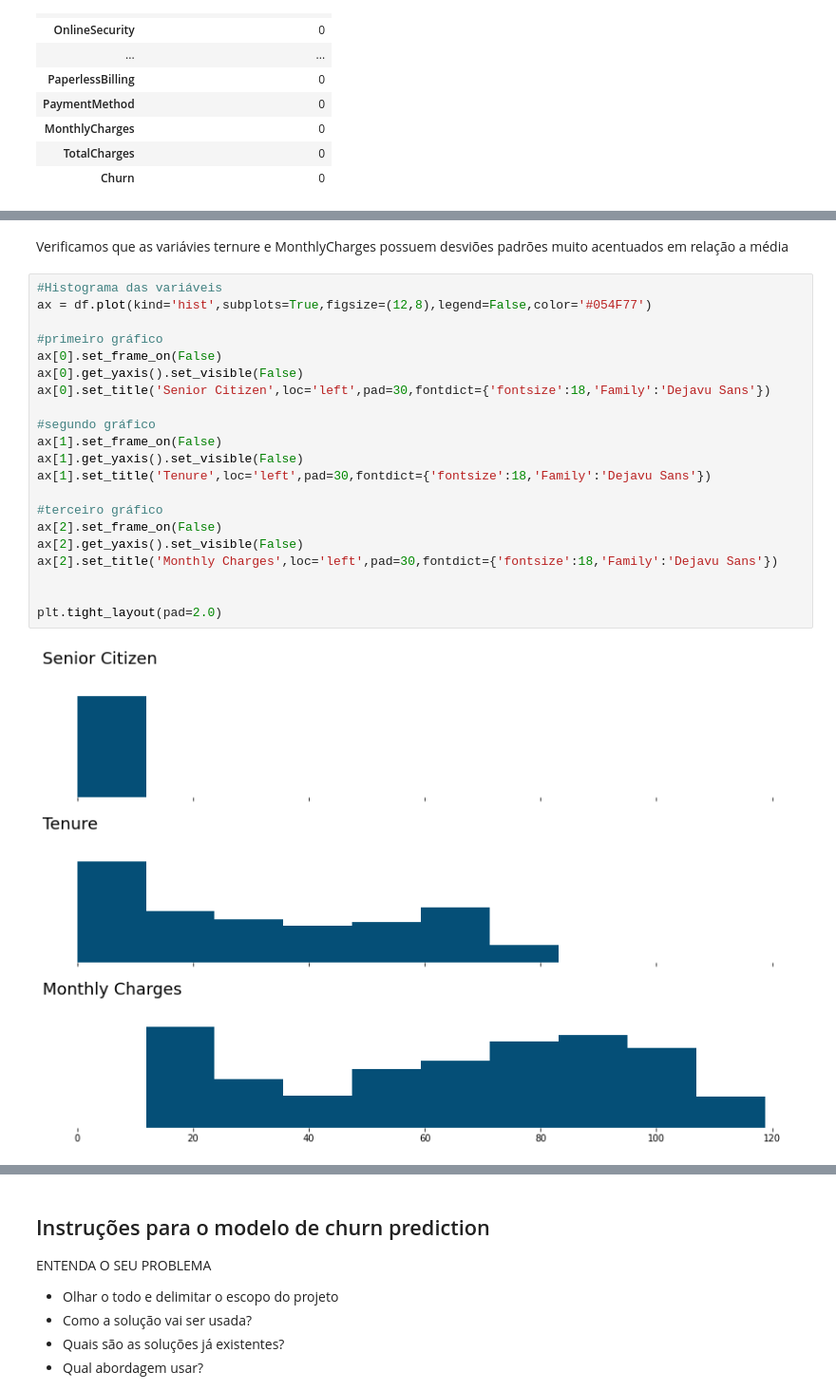
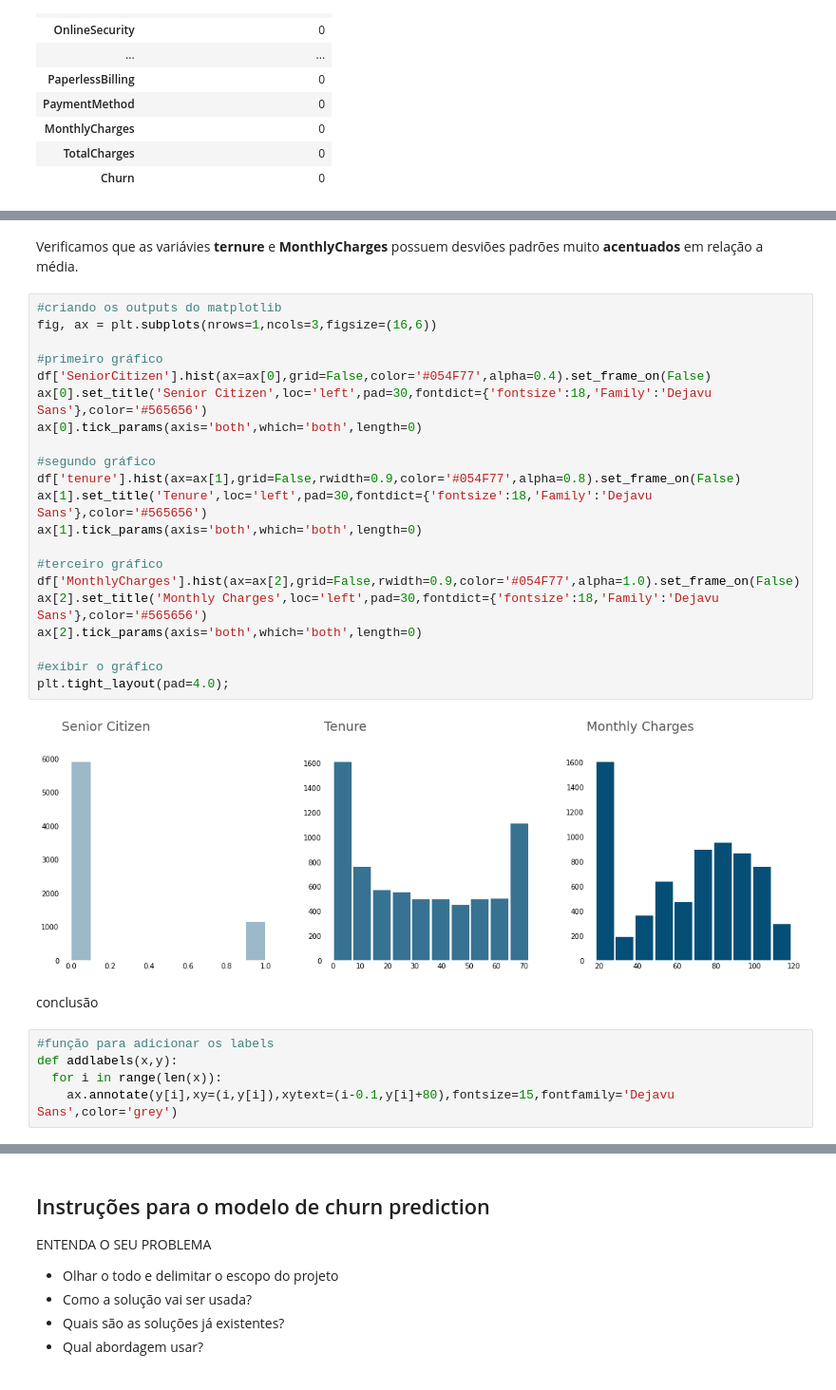
Before and after one commit to FerrazThales/Churn_prediction, a Jupyter notebook: Churn_Prediction_para_uma_empresa_de_Telecomunicações.ipynb, the cells around one changed output, grey strips where cells are left out. Shown: that part at 95% size. Saved outputs shown, nothing was run; the diff lists cells and outputs as text.

```diff
--- a/Churn_Prediction_para_uma_empresa_de_Telecomunicações.ipynb
+++ b/Churn_Prediction_para_uma_empresa_de_Telecomunicações.ipynb
@@ -150,25 +150,32 @@ df.describe()
 # %% [markdown]
-Verificamos que as variávies ternure e MonthlyCharges possuem desviões padrões muito acentuados em relação a média
+Verificamos que as variávies **ternure** e **MonthlyCharges** possuem desviões padrões muito **acentuados** em relação a média.
 # %%
-#Histograma das variáveis
-ax = df.plot(kind='hist',subplots=True,figsize=(12,8),legend=False,color='#054F77')
+#criando os outputs do matplotlib
+fig, ax = plt.subplots(nrows=1,ncols=3,figsize=(16,6))
 
 #primeiro gráfico
-ax[0].set_frame_on(False)
-ax[0].get_yaxis().set_visible(False)
-ax[0].set_title('Senior Citizen',loc='left',pad=30,fontdict={'fontsize':18,'Family':'Dejavu Sans'})
+df['SeniorCitizen'].hist(ax=ax[0],grid=False,color='#054F77',alpha=0.4).set_frame_on(False)
+ax[0].set_title('Senior Citizen',loc='left',pad=30,fontdict={'fontsize':18,'Family':'Dejavu Sans'},color='#565656')
+ax[0].tick_params(axis='both',which='both',length=0)
 
 #segundo gráfico
-ax[1].set_frame_on(False)
-ax[1].get_yaxis().set_visible(False)
-ax[1].set_title('Tenure',loc='left',pad=30,fontdict={'fontsize':18,'Family':'Dejavu Sans'})
+df['tenure'].hist(ax=ax[1],grid=False,rwidth=0.9,color='#054F77',alpha=0.8).set_frame_on(False)
+ax[1].set_title('Tenure',loc='left',pad=30,fontdict={'fontsize':18,'Family':'Dejavu Sans'},color='#565656')
+ax[1].tick_params(axis='both',which='both',length=0)
 
 #terceiro gráfico
-ax[2].set_frame_on(False)
-ax[2].get_yaxis().set_visible(False)
-ax[2].set_title('Monthly Charges',loc='left',pad=30,fontdict={'fontsize':18,'Family':'Dejavu Sans'})
+df['MonthlyCharges'].hist(ax=ax[2],grid=False,rwidth=0.9,color='#054F77',alpha=1.0).set_frame_on(False)
+ax[2].set_title('Monthly Charges',loc='left',pad=30,fontdict={'fontsize':18,'Family':'Dejavu Sans'},color='#565656')
+ax[2].tick_params(axis='both',which='both',length=0)
 
-
-plt.tight_layout(pad=2.0)
+#exibir o gráfico
+plt.tight_layout(pad=4.0);
 # %% [output]
-[figure, old version]
+[figure, new version]
+# %% [markdown]
+conclusão
+# %%
+#função para adicionar os labels
+def addlabels(x,y):
+  for i in range(len(x)):
+    ax.annotate(y[i],xy=(i,y[i]),xytext=(i-0.1,y[i]+80),fontsize=15,fontfamily='Dejavu Sans',color='grey')
```
Also changed, not shown: parts of 9 cells of this notebook.
